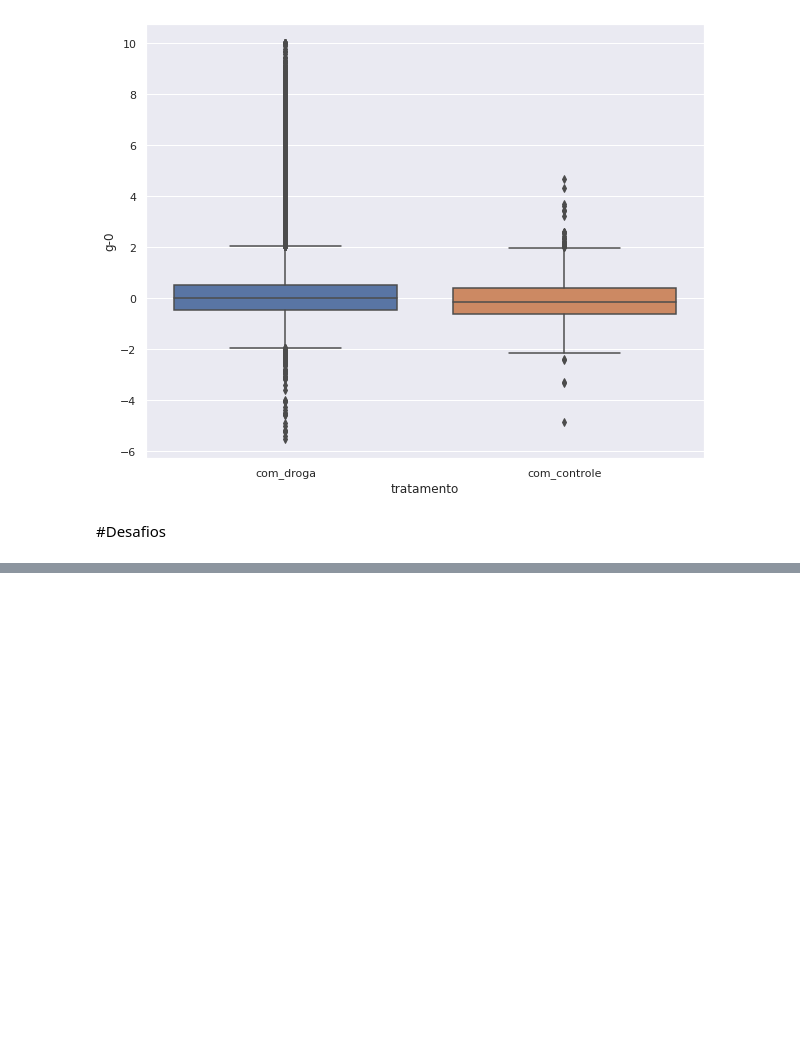
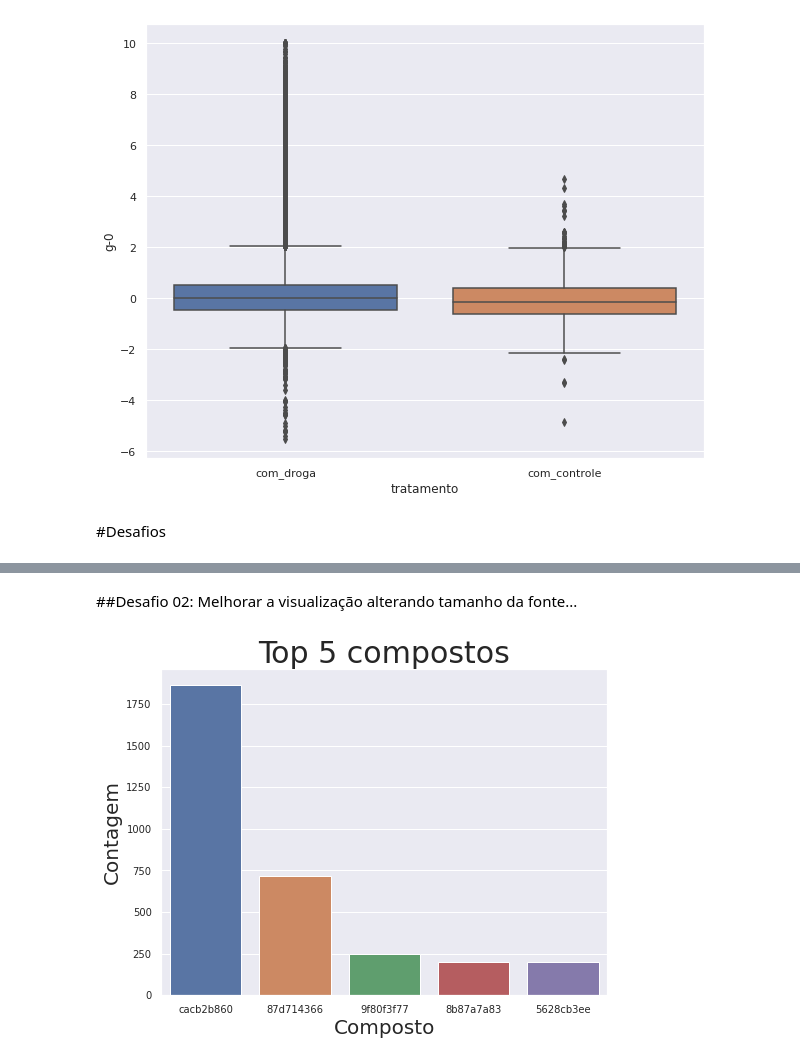
Before and after one commit to ThiagoBizacha/imersaodados3, a Jupyter notebook: Aula_02.ipynb, the cells around one changed output, grey strips where cells are left out. Cells and saved outputs as stored; diff of their text form; code cells hidden in the pictures; blank space fills up the shorter version.

```diff
--- a/Aula_02.ipynb
+++ b/Aula_02.ipynb
@@ -408,0 +388,20 @@ sns.boxplot(y='g-0', x='tratamento' , data=dados)
+# %% [markdown]
+##Desafio 02: Melhorar a visualização alterando tamanho da fonte...
+# %%
+import matplotlib.pyplot as plt
+import seaborn as sns
+
+#tamanho das fontes
+plt.rc('axes', titlesize=30,)
+plt.rc('axes', labelsize=20)
+plt.rc('xtick', labelsize=10)
+plt.rc('ytick', labelsize=10)
+
+plt.figure(figsize=(8, 6))
+ax = sns.countplot(x = 'composto', data=dados.query('composto in @cod_compostos'), order=cod_compostos)
+ax.set_title('Top 5 compostos')
+ax.set_ylabel('Contagem')
+ax.set_xlabel('Composto')
+plt.show()
+# %% [output]
+[figure, added]
```
Also changed, not shown: parts of 20 cells of this notebook.
